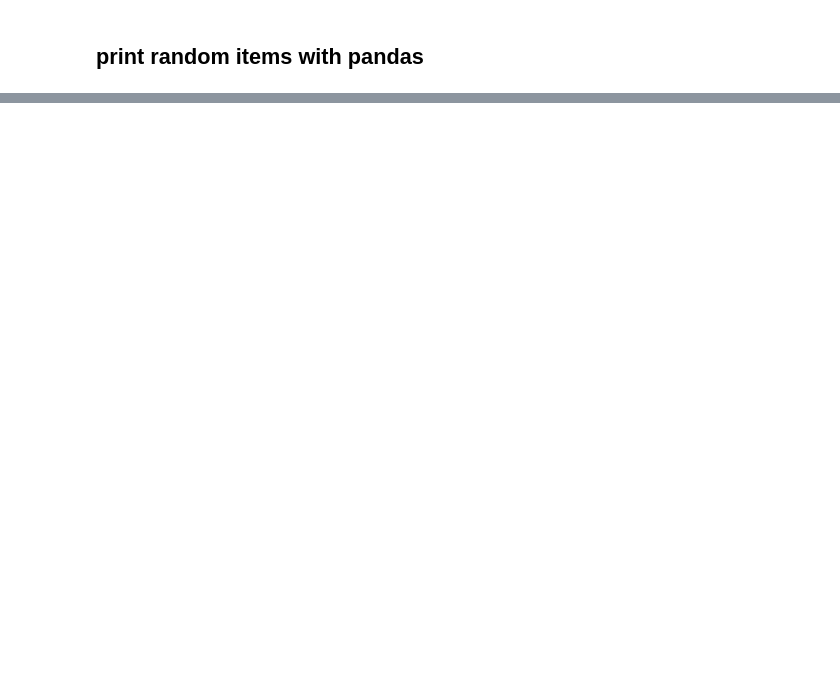
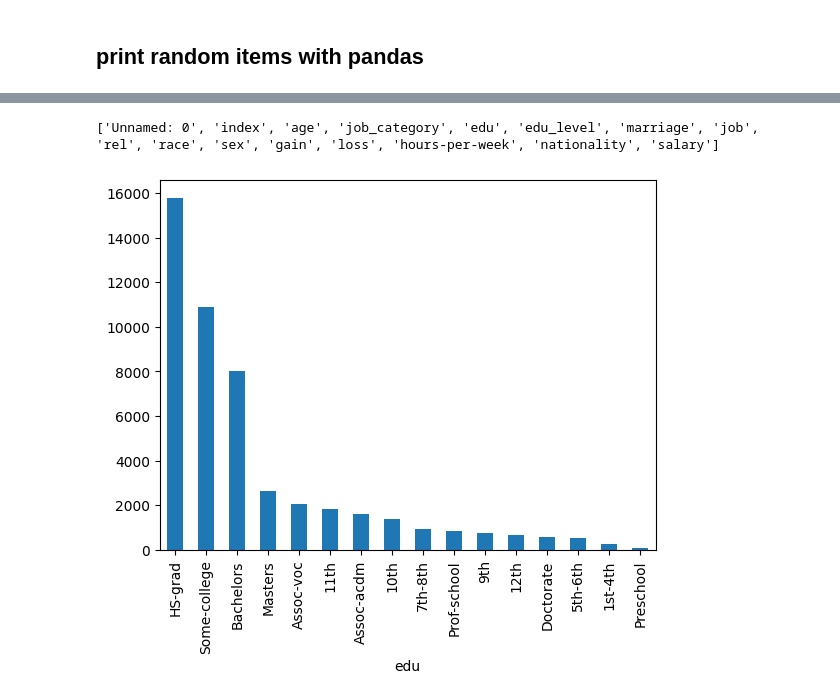
Before and after one commit to rezaAdinepour/Machine-Learning-Homework, a Jupyter notebook: ML-HW1/P1_table_preprocessing.ipynb, the cells around one changed output, grey strips where cells are left out. Drawn from its saved outputs; the diff is of its cells as text; code cells hidden in the pictures; blank space fills up the shorter version.

```diff
--- a/ML-HW1/P1_table_preprocessing.ipynb
+++ b/ML-HW1/P1_table_preprocessing.ipynb
@@ -100,0 +110,8 @@ print(random_items)
+# %%
+print(headers)
+
+df[headers[4]].value_counts().plot(kind='bar')
+plt.show()
+# %% [output]
+['Unnamed: 0', 'index', 'age', 'job_category', 'edu', 'edu_level', 'marriage', 'job', 'rel', 'race', 'sex', 'gain', 'loss', 'hours-per-week', 'nationality', 'salary']
+[figure, added]
```
Also changed, not shown: parts of 9 cells of this notebook.
